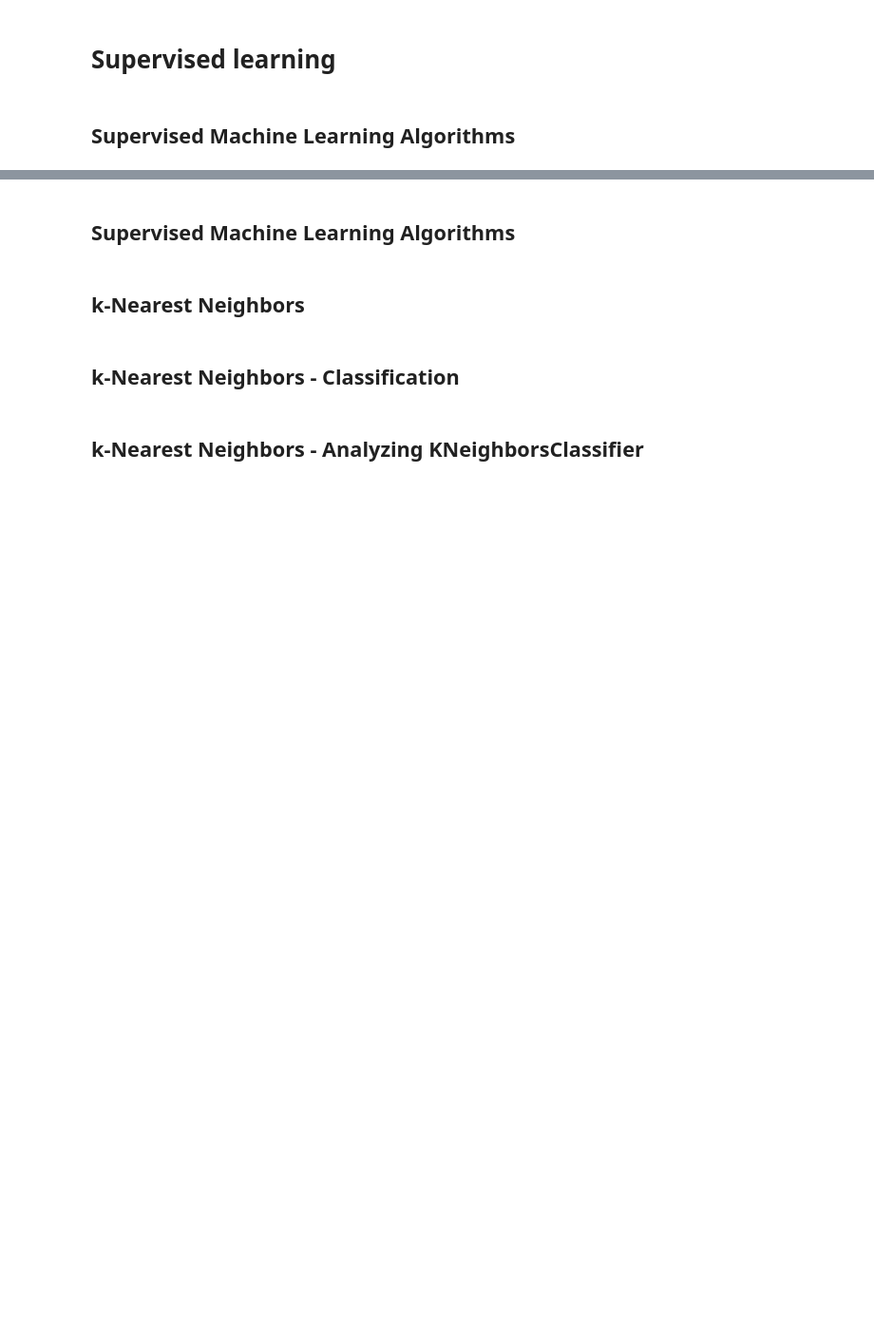
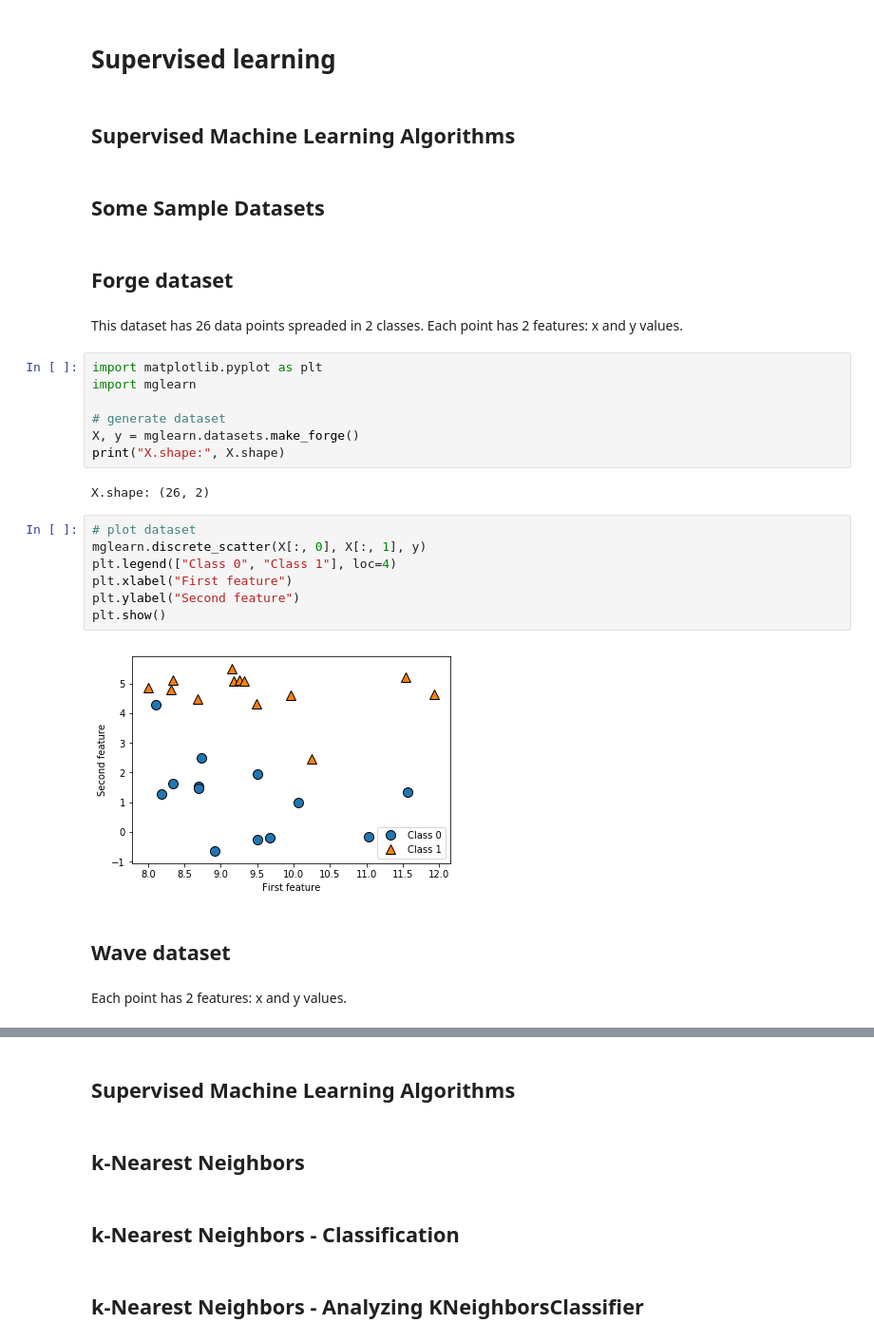
Before and after one commit to emile-bernard/Machine-Learning-With-Python, a Jupyter notebook: 2-supervised-learning.ipynb, the cells around one changed output, grey strips where cells are left out. Shown at 95% size. Saved outputs shown, nothing was run; the diff lists cells and outputs as text; blank space fills up the shorter version.

```diff
--- a/2-supervised-learning.ipynb
+++ b/2-supervised-learning.ipynb
@@ -2,3 +2,31 @@
 # Supervised learning
 # %% [markdown]
 ## Supervised Machine Learning Algorithms
+# %% [markdown]
+## Some Sample Datasets
+# %% [markdown]
+## Forge dataset
+# %% [markdown]
+This dataset has 26 data points spreaded in 2 classes. Each point has 2 features: x and y values.
+# %%
+import matplotlib.pyplot as plt
+import mglearn
+
+# generate dataset
+X, y = mglearn.datasets.make_forge()
+print("X.shape:", X.shape)
+# %% [output]
+X.shape: (26, 2)
+# %%
+# plot dataset
+mglearn.discrete_scatter(X[:, 0], X[:, 1], y)
+plt.legend(["Class 0", "Class 1"], loc=4)
+plt.xlabel("First feature")
+plt.ylabel("Second feature")
+plt.show()
+# %% [output]
+[figure, added]
+# %% [markdown]
+## Wave dataset
+# %% [markdown]
+Each point has 2 features: x and y values.
```
Also changed, not shown: parts of 12 cells of this notebook.
